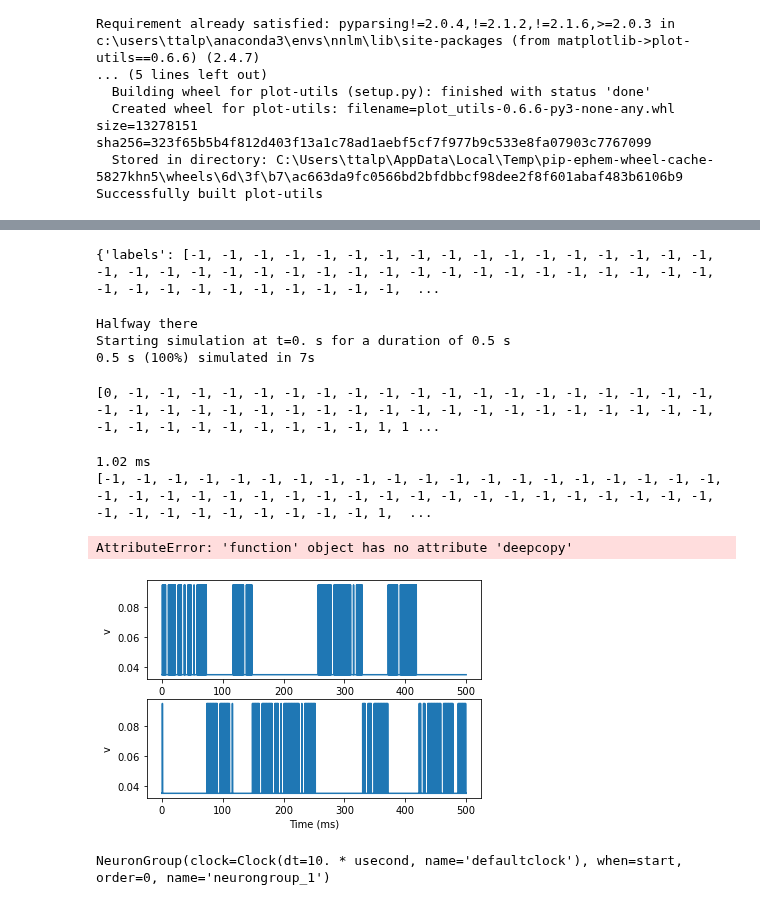
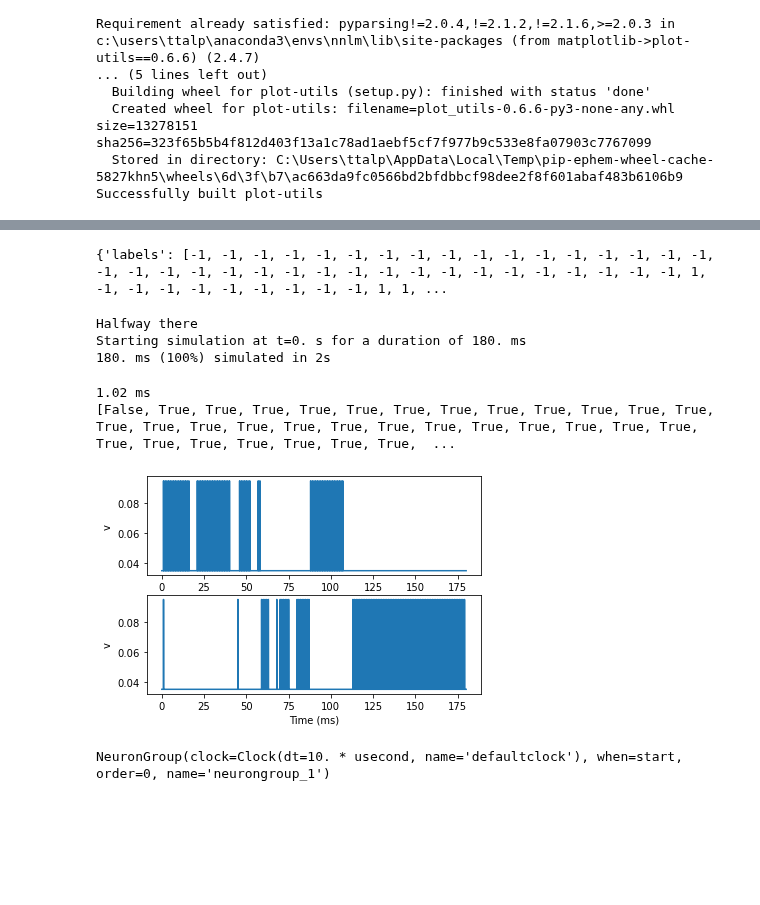
Before and after one commit to EmilyBjartskular/spiking-adventure, a Jupyter notebook: notebook/Untitled.ipynb, the cells around one changed output, grey strips where cells are left out. Cells and saved outputs as stored; diff of their text form; code cells hidden in the pictures; blank space fills up the shorter version.

```diff
--- a/notebook/Untitled.ipynb
+++ b/notebook/Untitled.ipynb
@@ -172,7 +172,7 @@ def filter_spikes(data):
 #print(l)
 # %%
 input_neurons = 100 ### insert no of input neurons here ###
-time = 500
+time = 180
 
 data = spikegen(input_neurons, time)
 data_without_zeros = filter_spikes(data)
@@ -180,7 +180,7 @@ data_without_zeros = filter_spikes(data)
 
 print(data_without_zeros)
 # %% [output]
-{'labels': [-1, -1, -1, -1, -1, -1, -1, -1, -1, -1, -1, -1, -1, -1, -1, -1, -1, -1, -1, -1, -1, -1, -1, -1, -1, -1, -1, -1, -1, -1, -1, -1, -1, -1, -1, -1, -1, -1, -1, -1, -1, -1, -1, -1, -1, -1, -1,  ...
+{'labels': [-1, -1, -1, -1, -1, -1, -1, -1, -1, -1, -1, -1, -1, -1, -1, -1, -1, -1, -1, -1, -1, -1, -1, -1, -1, -1, -1, -1, -1, -1, -1, -1, -1, -1, -1, -1, 1, -1, -1, -1, -1, -1, -1, -1, -1, -1, 1, 1, ...
 # %%
 #https://brian2.readthedocs.io/en/stable/examples/frompapers.Stimberg_et_al_2018.example_1_COBA.html
 start_scope()
@@ -306,8 +306,8 @@ print('Halfway there')
 run(duration, report='text')
 # %% [output]
 Halfway there
-Starting simulation at t=0. s for a duration of 0.5 s
-0.5 s (100%) simulated in 7s
+Starting simulation at t=0. s for a duration of 180. ms
+180. ms (100%) simulated in 2s
 # %%
 def network_guess(left_spikes,right_spikes):
     left_i = 0
@@ -339,34 +339,34 @@ def network_guess(left_spikes,right_spikes):
                 left_i +=1
     return movments
 
-print(network_guess(left_array,right_array))
+#print(network_guess(left_array,right_array))
-# %% [output]
-[0, -1, -1, -1, -1, -1, -1, -1, -1, -1, -1, -1, -1, -1, -1, -1, -1, -1, -1, -1, -1, -1, -1, -1, -1, -1, -1, -1, -1, -1, -1, -1, -1, -1, -1, -1, -1, -1, -1, -1, -1, -1, -1, -1, -1, -1, -1, -1, -1, 1, 1 ...
 # %%
+import copy
+
 figure()
 subplot(211)
 plot(left_monitor.t/ms, left_monitor.v[0])
 xlabel('Time (ms)')
 ylabel('v');
 subplot(212)
 plot(right_monitor.t/ms, right_monitor.v[0])
 xlabel('Time (ms)')
 ylabel('v');
 
 print(left_event.it[1].__getitem__(0))
 left_array = left_event.it[1].__array__()
 right_array = right_event.it[1].__array__()
 result = network_guess(left_array,right_array)
-print(labels)
 
-#final_result = copy.deepcopy(result)
-#print(len(result))
-#print(len(labels))
+final_result = copy.deepcopy(result)
+for i in range(0, len(result)):
+    final_result[i] = (result[i] == labels[i])
+
+print(final_result)
 # %% [output]
 1.02 ms
-[-1, -1, -1, -1, -1, -1, -1, -1, -1, -1, -1, -1, -1, -1, -1, -1, -1, -1, -1, -1, -1, -1, -1, -1, -1, -1, -1, -1, -1, -1, -1, -1, -1, -1, -1, -1, -1, -1, -1, -1, -1, -1, -1, -1, -1, -1, -1, -1, -1, 1,  ...
+[False, True, True, True, True, True, True, True, True, True, True, True, True, True, True, True, True, True, True, True, True, True, True, True, True, True, True, True, True, True, True, True, True,  ...
-AttributeError: 'function' object has no attribute 'deepcopy'
-[figure, old version]
+[figure, new version]
 # %%
 print(neurons)
 # %% [output]
```
Also changed, not shown: parts of 1 cell of this notebook, 1 other file.
